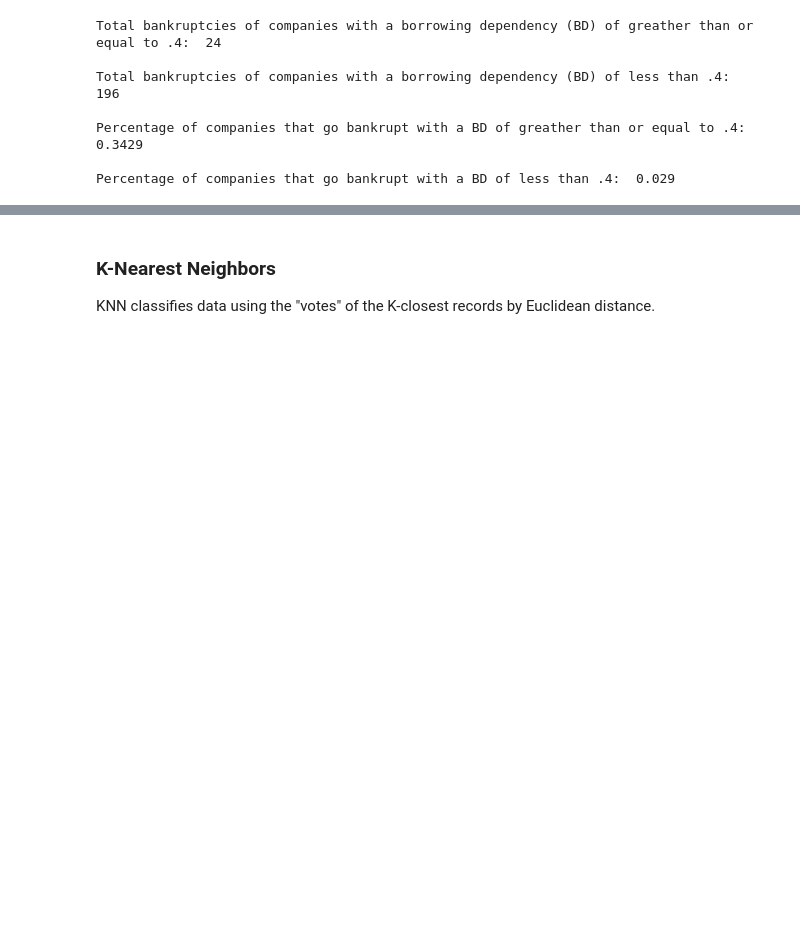
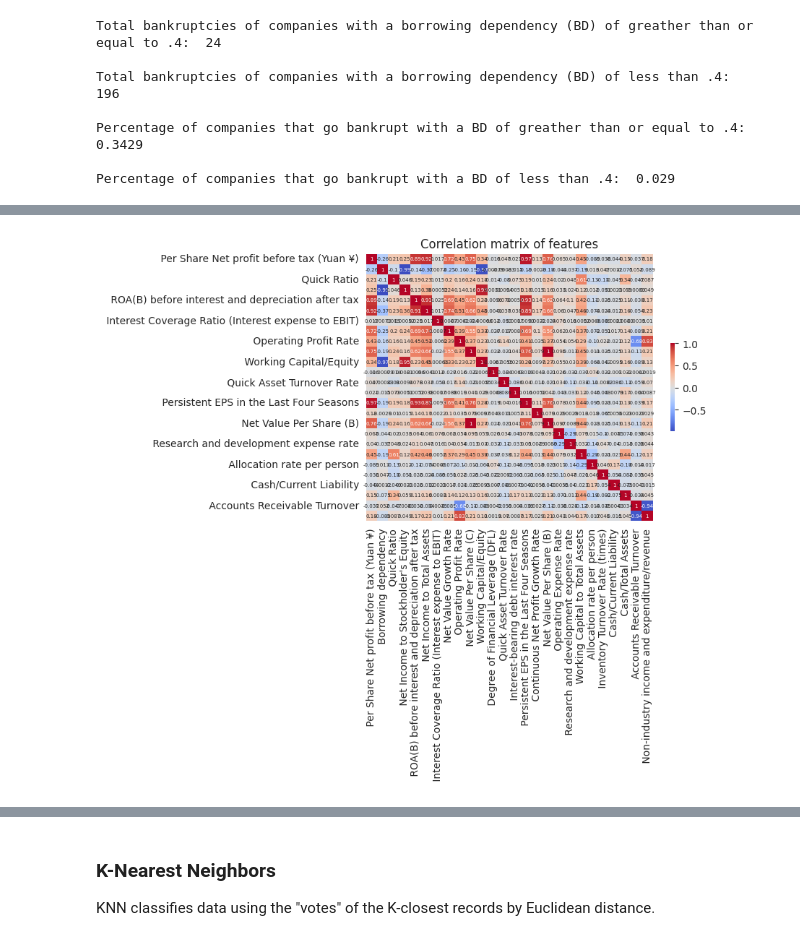
Before and after one commit to attruong00/ml-final, a Jupyter notebook: Ben_KNN_model.ipynb, the cells around one changed output, grey strips where cells are left out. Saved outputs shown, nothing was run; the diff lists cells and outputs as text; code cells hidden in the pictures; blank space fills up the shorter version.

```diff
--- a/Ben_KNN_model.ipynb
+++ b/Ben_KNN_model.ipynb
@@ -211,0 +231,8 @@ Percentage of companies that go bankrupt with a BD of less than .4:  0.029
+# %%
+# correlation matrix
+corr_matrix = data.loc[:,reduced_feature_names].head(450).corr()
+sns.heatmap(corr_matrix, annot=True, cmap='coolwarm', annot_kws={"size": 5}, cbar_kws={"shrink": .33})
+plt.title('Correlation matrix of features')
+plt.show()
+# %% [output]
+[figure, added]
```
Also changed, not shown: parts of 5 cells of this notebook.
